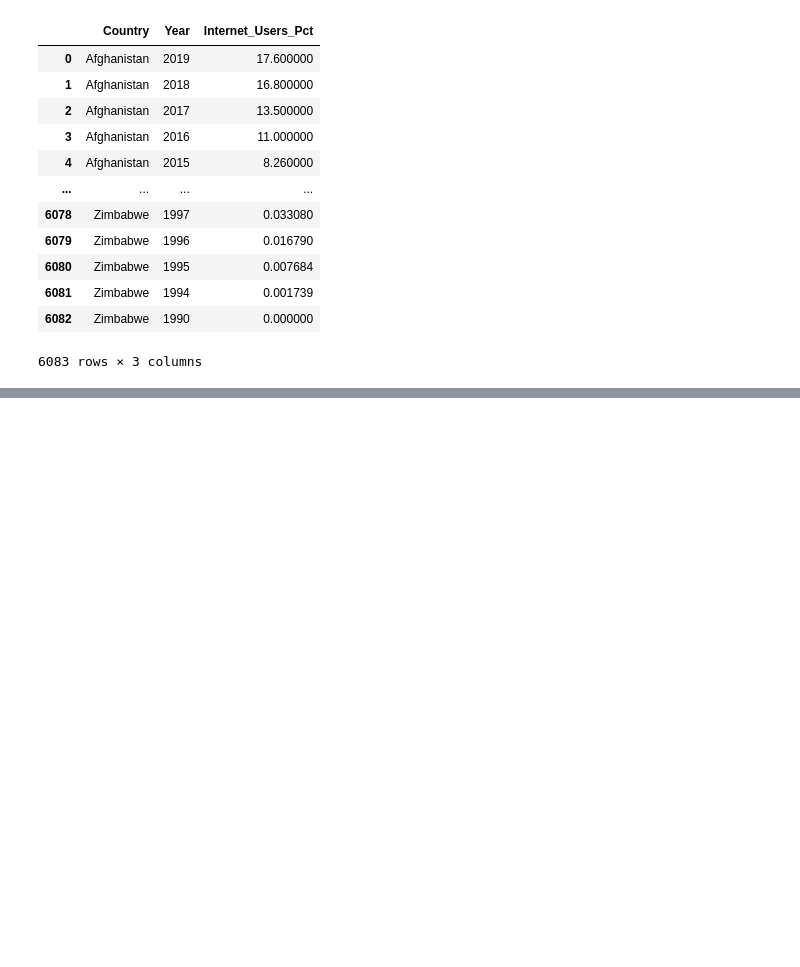
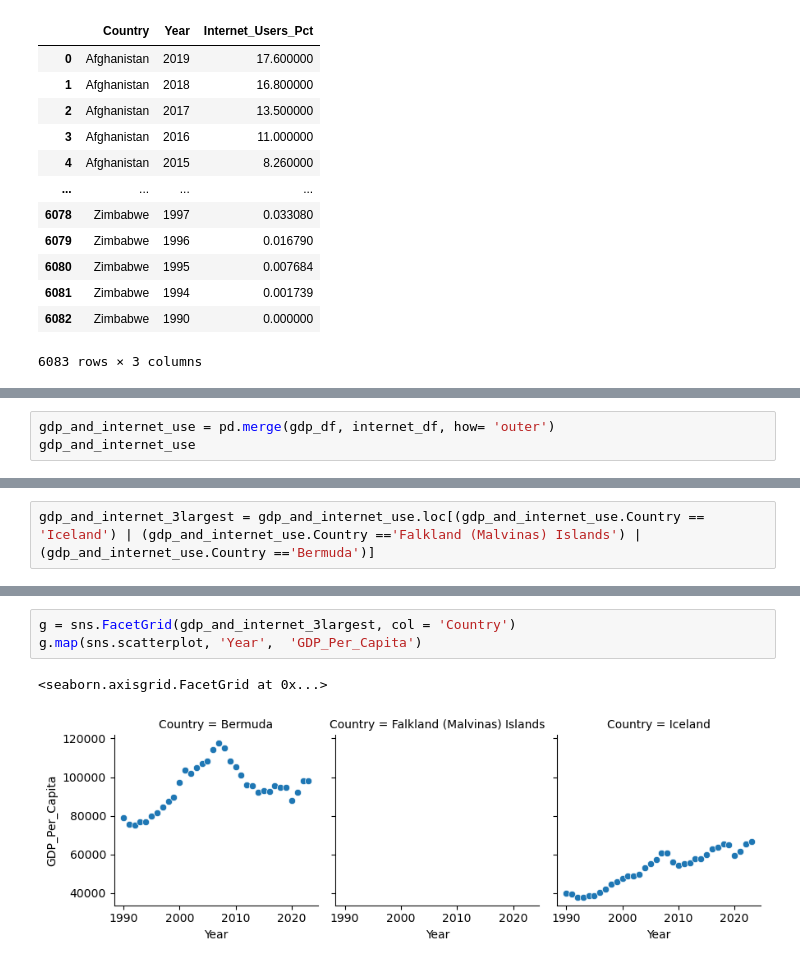
Before and after one commit to NSS-Full-Time-Data-Analytics-16/un-project-JLRoselle, a Jupyter notebook: notebooks/UN_Project.ipynb, the cells around one changed output, grey strips where cells are left out. Drawn from its saved outputs; the diff is of its cells as text; blank space fills up the shorter version.

```diff
--- a/notebooks/UN_Project.ipynb
+++ b/notebooks/UN_Project.ipynb
@@ -436,0 +561,3 @@ internet_df
+# %%
+gdp_and_internet_use = pd.merge(gdp_df, internet_df, how= 'outer')
+gdp_and_internet_use
@@ -436,0 +589,2 @@ internet_df
+# %%
+gdp_and_internet_3largest = gdp_and_internet_use.loc[(gdp_and_internet_use.Country == 'Iceland') | (gdp_and_internet_use.Country =='Falkland (Malvinas) Islands') | (gdp_and_internet_use.Country =='Bermuda')]
@@ -436,0 +627,6 @@ internet_df
+# %%
+g = sns.FacetGrid(gdp_and_internet_3largest, col = 'Country')
+g.map(sns.scatterplot, 'Year',  'GDP_Per_Capita')
+# %% [output]
+<seaborn.axisgrid.FacetGrid at 0x...>
+[figure, added]
```
Also changed, not shown: parts of 38 cells of this notebook.
